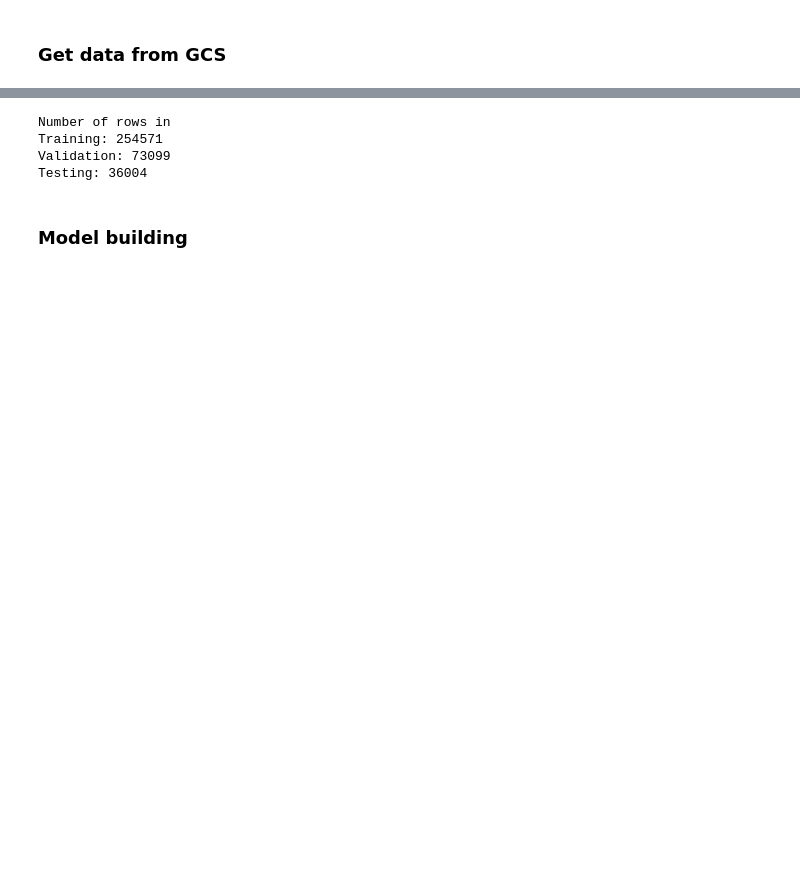
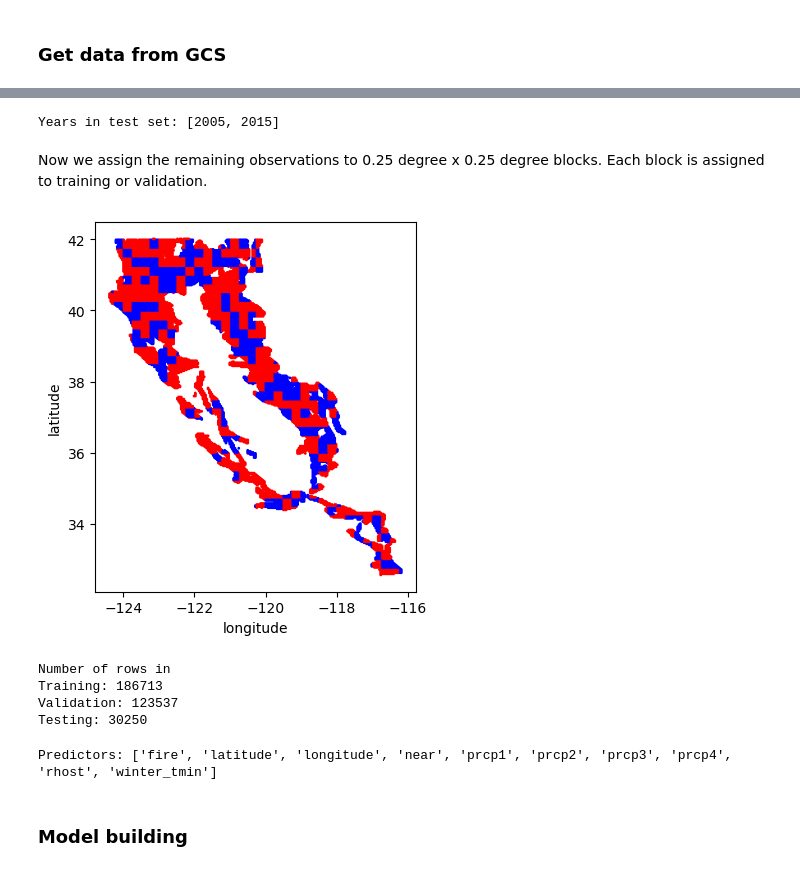
Before and after one commit to s-kganz/ForestLST, a Jupyter notebook: notebooks/build_preisler_nn.ipynb, the cells around one changed output, grey strips where cells are left out. Saved outputs shown, nothing was run; the diff lists cells and outputs as text; code cells hidden in the pictures; blank space fills up the shorter version.

```diff
--- a/notebooks/build_preisler_nn.ipynb
+++ b/notebooks/build_preisler_nn.ipynb
@@ -78,3 +70,0 @@ To match the paper, we have to convert `pct_mortality` to a binary variable. Tec
-# %%
-ds["mortality"] = ds["pct_mortality"] > 0
-ds = ds.sample(frac=1).reset_index(drop=True)
@@ -99,6 +77,40 @@ ds
+# %%
+test_years = [2005, 2015] # np.random.randint(ds.year.min(), ds.year.max()+1, size=2)
+print("Years in test set:", test_years)
+
+test_indices = ds.year.isin(test_years)
+
+ds_test     = ds[ test_indices].copy()
+ds_trainval = ds[~test_indices].copy()
+# %% [output]
+Years in test set: [2005, 2015]
+# %% [markdown]
+Now we assign the remaining observations to 0.25 degree x 0.25 degree blocks. Each block is assigned to training or validation.
+# %%
+ds_trainval["block"] = (
+    np.floor(ds_trainval.latitude*4).astype(str) +
+    np.floor(ds_trainval.longitude*4).astype(str) +
+    (ds_trainval.year // 5).astype(str)
+)
+blocks = ds_trainval.block.unique()
+
+p_train = 0.9
+train_blocks = np.random.choice(blocks, size=int(blocks.shape[0] * p_train))
+
+ds_trainval["in_training"] = ds_trainval.block.isin(train_blocks)
+# %%
+# Plot to make sure we did it right
+unique_points = ds_trainval[ds_trainval.year == 2010].drop_duplicates(subset=["latitude", "longitude"])
+col = unique_points.in_training.map({False:'b', True:'r'})
+
+ax = unique_points.plot.scatter(x="longitude", y="latitude", c=col, s=1)
+ax.set_aspect("equal")
+plt.show()
+# %% [output]
+[figure, added]
 # %%
-ds_train, ds_valid_test = train_test_split(ds, test_size=0.3, stratify=ds.year)
-ds_valid, ds_test       = train_test_split(ds_valid_test, test_size=0.33, stratify=ds_valid_test.year)
+ds_train = ds_trainval[ ds_trainval.in_training]
+ds_valid = ds_trainval[~ds_trainval.in_training]
 
 print("Number of rows in")
 print("Training:", ds_train.shape[0])
@@ -106,14 +118,16 @@ print("Validation:", ds_valid.shape[0])
 print("Testing:", ds_test.shape[0])
 # %% [output]
 Number of rows in
-Training: 254571
-Validation: 73099
-Testing: 36004
+Training: 186713
+Validation: 123537
+Testing: 30250
 # %%
 # Convert to tf input
 # Regression version
 TARGET = ["pct_mortality"]
-BANDS   = ["fire", "near", "latitude", "longitude", "prcp1", "prcp2", "prcp3", "prcp4", "rhost", "winter_tmin"]
+EXCLUDE = ["block", "in_training", "year"]
+BANDS   = [c for c in ds_train.columns if c not in TARGET and c not in EXCLUDE]
+print("Predictors:", BANDS)
 
 def df_to_tf_input(df):
     # Add two dimensions
@@ -127,6 +141,8 @@ def df_to_tf_input(df):
 X_train, y_train = df_to_tf_input(ds_train)
 X_valid, y_valid = df_to_tf_input(ds_valid)
 X_test, y_test = df_to_tf_input(ds_test)
+# %% [output]
+Predictors: ['fire', 'latitude', 'longitude', 'near', 'prcp1', 'prcp2', 'prcp3', 'prcp4', 'rhost', 'winter_tmin']
 # %% [markdown]
 ### Model building
 # %%
```
Also changed, not shown: parts of 71 cells of this notebook.
